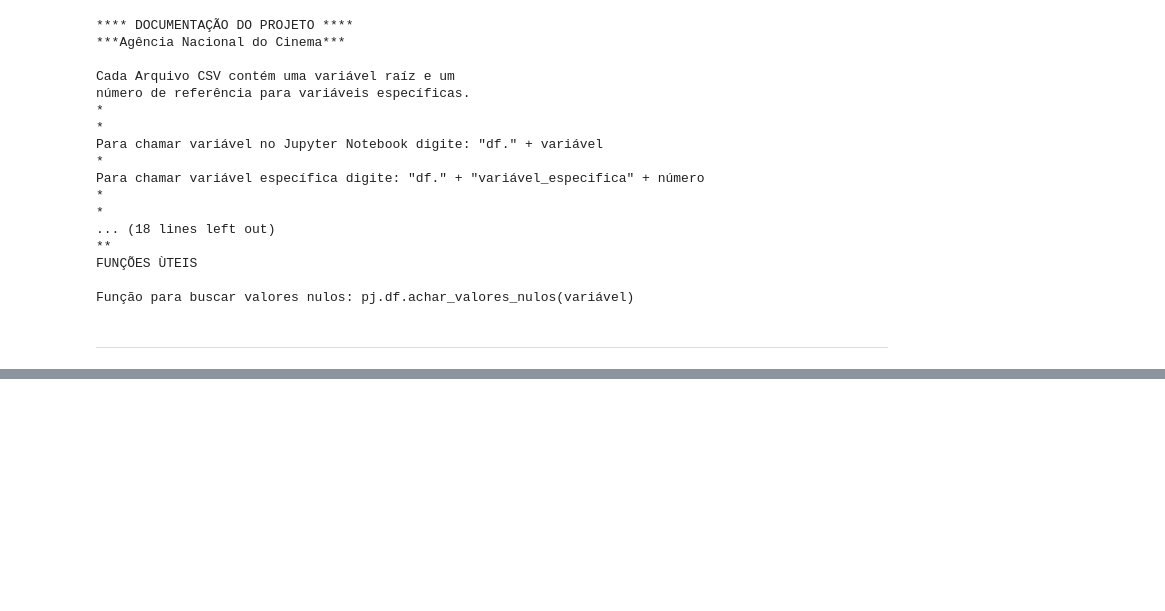
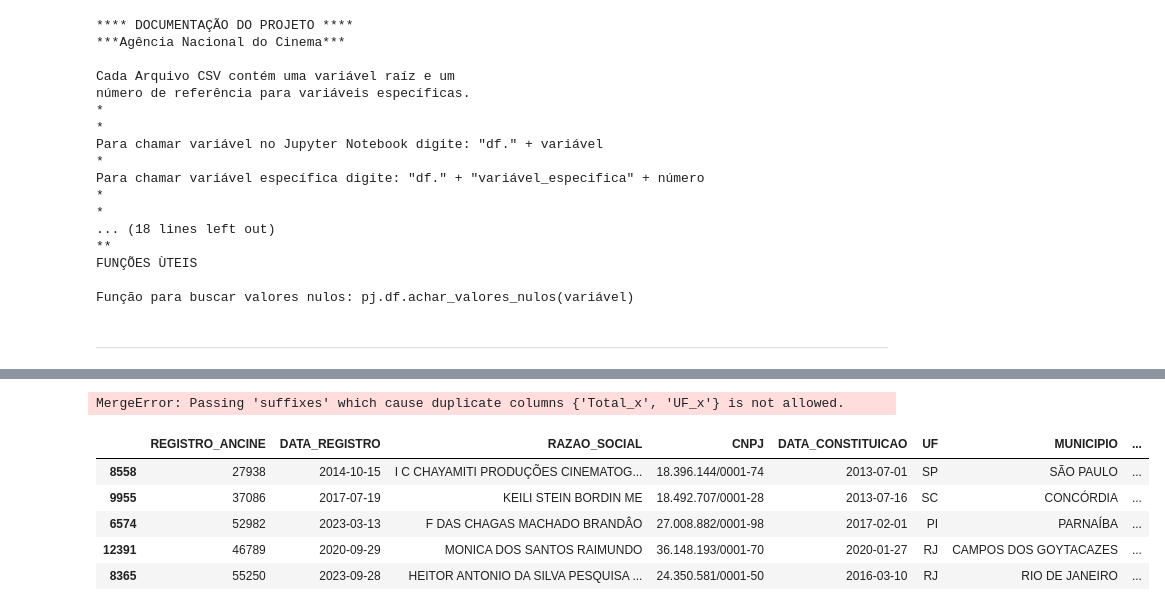
Before and after one commit to fonsecadados/AgenciaNacionalDoCinema_ANCINE, a Jupyter notebook: Notebook_Novo.ipynb, the cells around one changed output, grey strips where cells are left out. Cells and saved outputs as stored; diff of their text form; code cells hidden in the pictures; blank space fills up the shorter version.

```diff
--- a/Notebook_Novo.ipynb
+++ b/Notebook_Novo.ipynb
@@ -73,0 +252,41 @@ carregar()
+# %%
+# Plot MEI
+totais_mei_por_estado = mei['UF'].value_counts().reset_index()
+totais_mei_por_estado.columns = ['UF', 'Total']
+
+brasil = brasil.merge(totais_mei_por_estado, left_on='SIGLA_UF', right_on='UF')
+
+# Plot LTDA
+totais_ltda_por_estado = ltda['UF'].value_counts().reset_index()
+totais_ltda_por_estado.columns = ['UF', 'Total']
+
+
+brasil = brasil.merge(totais_ltda_por_estado, left_on='SIGLA_UF', right_on='UF')
+
+# plotar
+fig, axs = plt.subplots(1, 2, figsize=(16, 8))
+
+# primeiro mapa
+brasil.plot(column='Total', cmap='Blues', linewidth=0.8, ax=axs[0], edgecolor='0.3', legend=True)
+axs[0].set_title('Distribuição dos Agentes Econômicos')
+axs[0].set_xlabel(None)
+axs[0].set_ylabel(None)
+
+# segundo mapa
+brasil.plot(column='Total_count', cmap='Blues', linewidth=0.8, ax=axs[1], edgecolor='0.3', legend=True)
+axs[1].set_title('Distribuição dos Agentes Econômicos (excluindo SP e RJ)')
+axs[1].set_xlabel(None)
+axs[1].set_ylabel(None)
+
+plt.show()
+# %% [output]
+MergeError: Passing 'suffixes' which cause duplicate columns {'Total_x', 'UF_x'} is not allowed.
+# %%
+mei.sample(5)
+# %% [output]
+|  | REGISTRO_ANCINE | DATA_REGISTRO | RAZAO_SOCIAL | CNPJ | DATA_CONSTITUICAO | UF | MUNICIPIO | ... |
+| 8558 | 27938 | 2014-10-15 | I C CHAYAMITI PRODUÇÕES CINEMATOG... | 18.396.144/0001-74 | 2013-07-01 | SP | SÃO PAULO | ... |
+| 9955 | 37086 | 2017-07-19 | KEILI STEIN BORDIN ME | 18.492.707/0001-28 | 2013-07-16 | SC | CONCÓRDIA | ... |
+| 6574 | 52982 | 2023-03-13 | F DAS CHAGAS MACHADO BRANDÂO | 27.008.882/0001-98 | 2017-02-01 | PI | PARNAÍBA | ... |
+| 12391 | 46789 | 2020-09-29 | MONICA DOS SANTOS RAIMUNDO | 36.148.193/0001-70 | 2020-01-27 | RJ | CAMPOS DOS GOYTACAZES | ... |
+| 8365 | 55250 | 2023-09-28 | HEITOR ANTONIO DA SILVA PESQUISA ... | 24.350.581/0001-50 | 2016-03-10 | RJ | RIO DE JANEIRO | ... |
```
Also changed, not shown: parts of 14 cells of this notebook, 5 other files.
